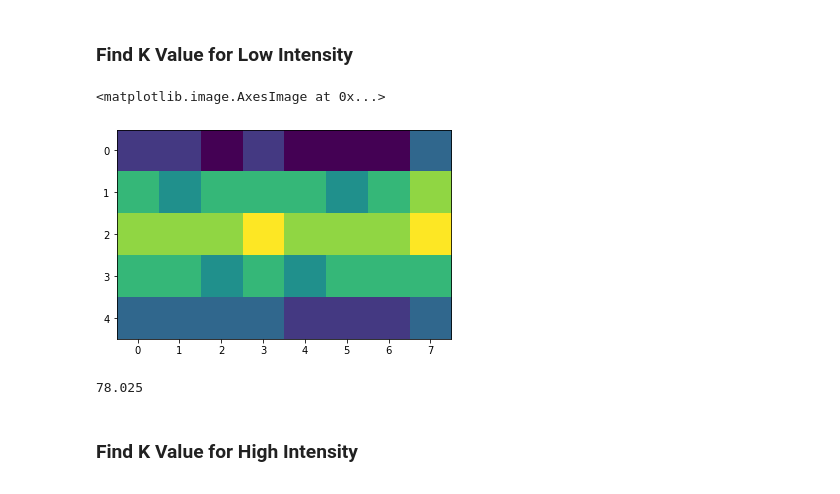
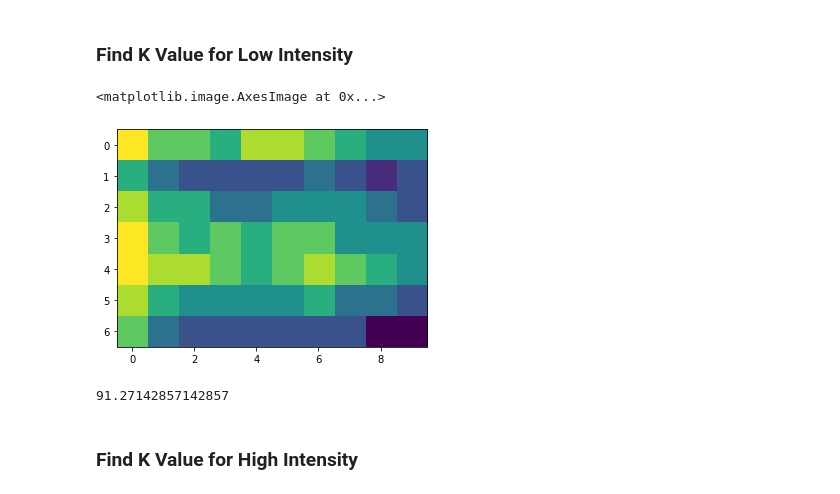
Before and after one commit to rclemsmith/Final-Year-Project, a Jupyter notebook: bmd.ipynb, the cells around one changed output. Cells and saved outputs as stored; diff of their text form; code cells hidden in the pictures.

```diff
--- a/bmd.ipynb
+++ b/bmd.ipynb
@@ -12,7 +12,7 @@ import math
 # %% [markdown]
 ### OPEN THE IMAGE
 # %%
-low_image = Image.open("X-Rays/84_60.bmp")
+low_image = Image.open("X-Rays/70_40.bmp")
 plt.imshow(low_image)
 # %% [output]
 <matplotlib.image.AxesImage at 0x...>
@@ -114,21 +115,21 @@ print(high_avg_pixel_intensity)
 # %% [markdown]
 ### Find K Value for Low Intensity
 # %%
-left = 50
-top = 45
-right = 58
-bottom = 50
+left = 58
+top = 32
+right = 68
+bottom = 39
 low_cropped_img = low_image.crop((left,top,right,bottom))
 low_cropped_img.show()
 plt.imshow(low_cropped_img)
 # %% [output]
 <matplotlib.image.AxesImage at 0x...>
-[figure, old version]
+[figure, new version]
 # %%
 k_low_avg_pixel_intensity = np.mean(low_cropped_img)
 print(k_low_avg_pixel_intensity)
 # %% [output]
-78.025
+91.27142857142857
 # %% [markdown]
 ### Find K Value for High Intensity
 # %%
```
Also changed, not shown: parts of 19 cells of this notebook.
